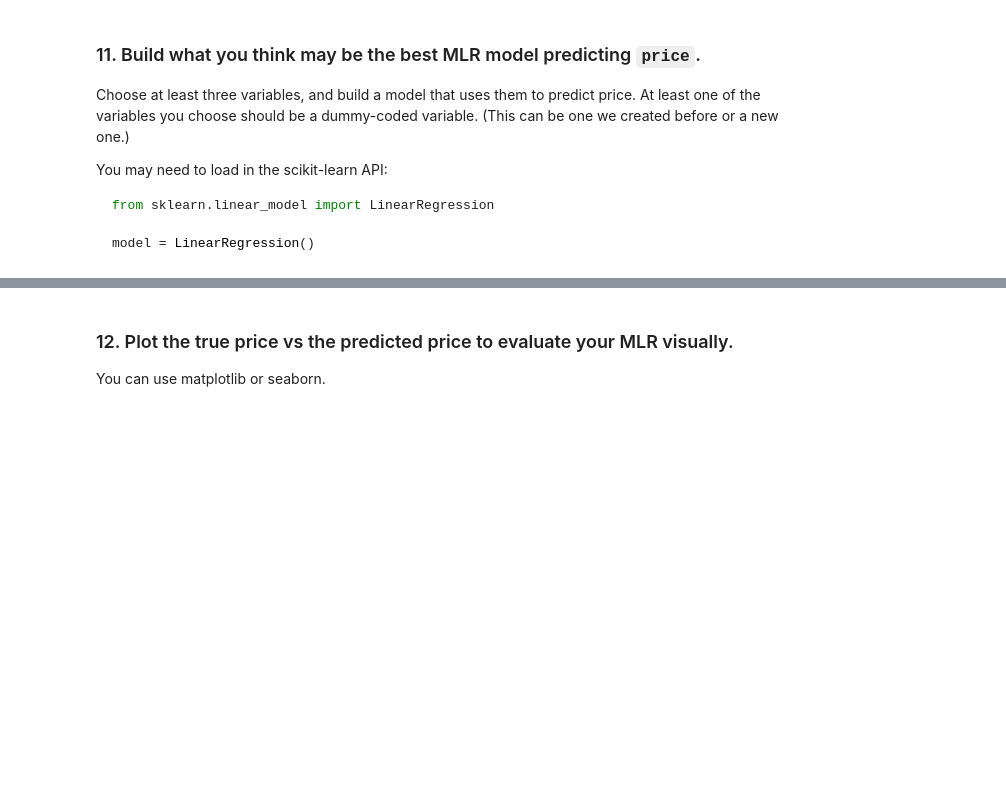
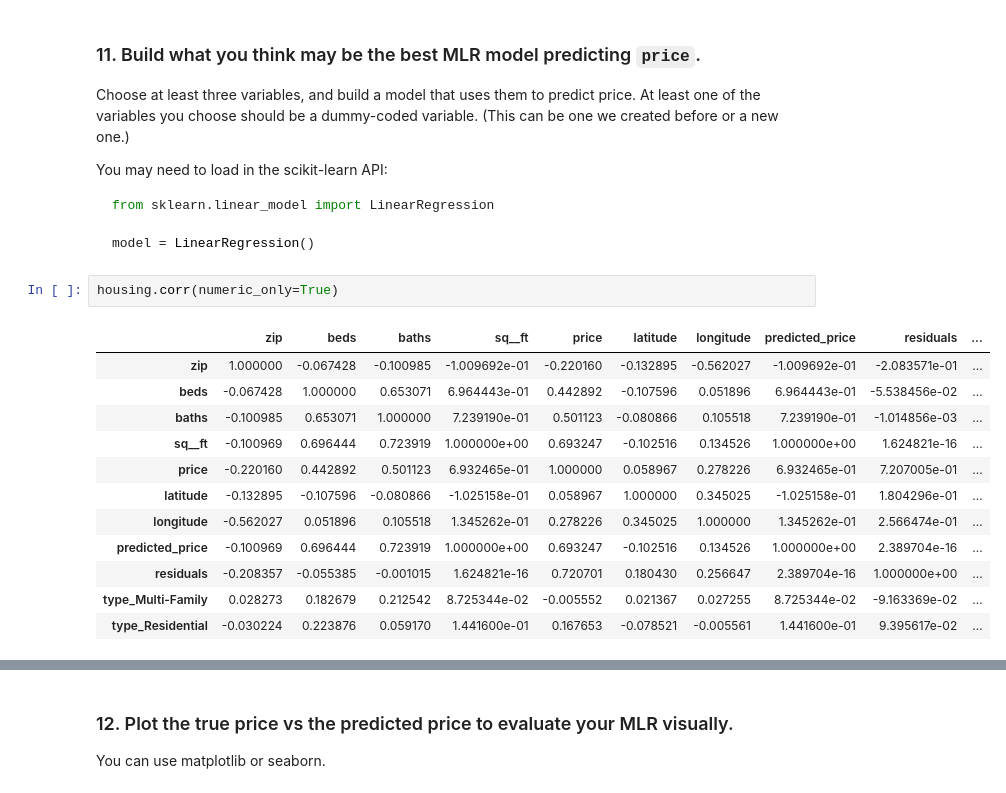
Before and after one commit to sayedali777/labs_projects, a Jupyter notebook: labs/Excercises 6.4/6.4.E1 Exercise regression.ipynb, the cells around one changed output, grey strips where cells are left out. Cells and saved outputs as stored; diff of their text form; blank space fills up the shorter version.

````diff
--- a/labs/Excercises 6.4/6.4.E1 Exercise regression.ipynb
+++ b/labs/Excercises 6.4/6.4.E1 Exercise regression.ipynb
@@ -303,3 +335,18 @@ from sklearn.linear_model import LinearRegression
 
 model = LinearRegression()
 ```
+# %%
+housing.corr(numeric_only=True)
+# %% [output]
+|  | zip | beds | baths | sq__ft | price | latitude | longitude | predicted_price | residuals | ... |
+| zip | 1.000000 | -0.067428 | -0.100985 | -1.009692e-01 | -0.220160 | -0.132895 | -0.562027 | -1.009692e-01 | -2.083571e-01 | ... |
+| beds | -0.067428 | 1.000000 | 0.653071 | 6.964443e-01 | 0.442892 | -0.107596 | 0.051896 | 6.964443e-01 | -5.538456e-02 | ... |
+| baths | -0.100985 | 0.653071 | 1.000000 | 7.239190e-01 | 0.501123 | -0.080866 | 0.105518 | 7.239190e-01 | -1.014856e-03 | ... |
+| sq__ft | -0.100969 | 0.696444 | 0.723919 | 1.000000e+00 | 0.693247 | -0.102516 | 0.134526 | 1.000000e+00 | 1.624821e-16 | ... |
+| price | -0.220160 | 0.442892 | 0.501123 | 6.932465e-01 | 1.000000 | 0.058967 | 0.278226 | 6.932465e-01 | 7.207005e-01 | ... |
+| latitude | -0.132895 | -0.107596 | -0.080866 | -1.025158e-01 | 0.058967 | 1.000000 | 0.345025 | -1.025158e-01 | 1.804296e-01 | ... |
+| longitude | -0.562027 | 0.051896 | 0.105518 | 1.345262e-01 | 0.278226 | 0.345025 | 1.000000 | 1.345262e-01 | 2.566474e-01 | ... |
+| predicted_price | -0.100969 | 0.696444 | 0.723919 | 1.000000e+00 | 0.693247 | -0.102516 | 0.134526 | 1.000000e+00 | 2.389704e-16 | ... |
+| residuals | -0.208357 | -0.055385 | -0.001015 | 1.624821e-16 | 0.720701 | 0.180430 | 0.256647 | 2.389704e-16 | 1.000000e+00 | ... |
+| type_Multi-Family | 0.028273 | 0.182679 | 0.212542 | 8.725344e-02 | -0.005552 | 0.021367 | 0.027255 | 8.725344e-02 | -9.163369e-02 | ... |
+| type_Residential | -0.030224 | 0.223876 | 0.059170 | 1.441600e-01 | 0.167653 | -0.078521 | -0.005561 | 1.441600e-01 | 9.395617e-02 | ... |
````
Also changed, not shown: parts of 24 cells of this notebook.
